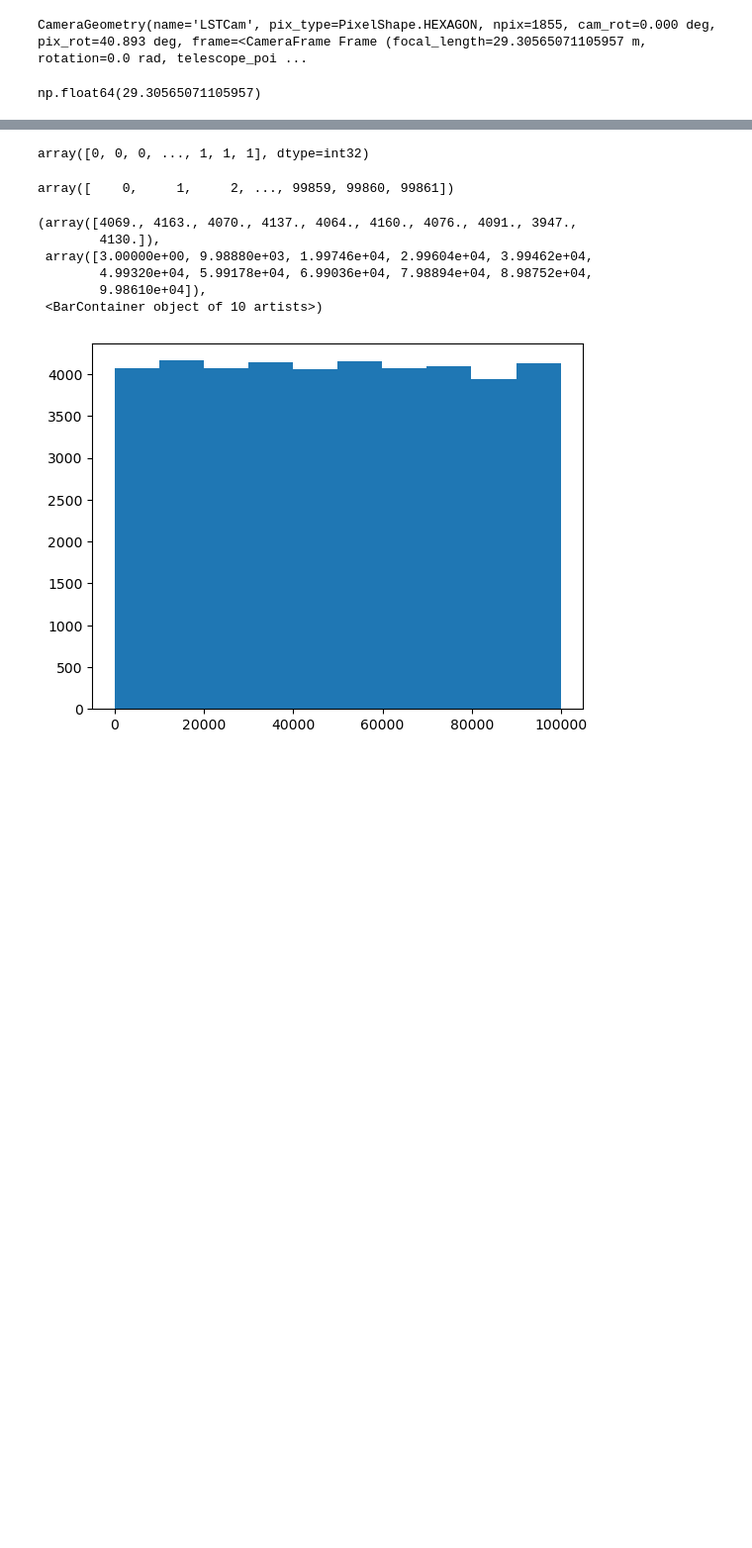
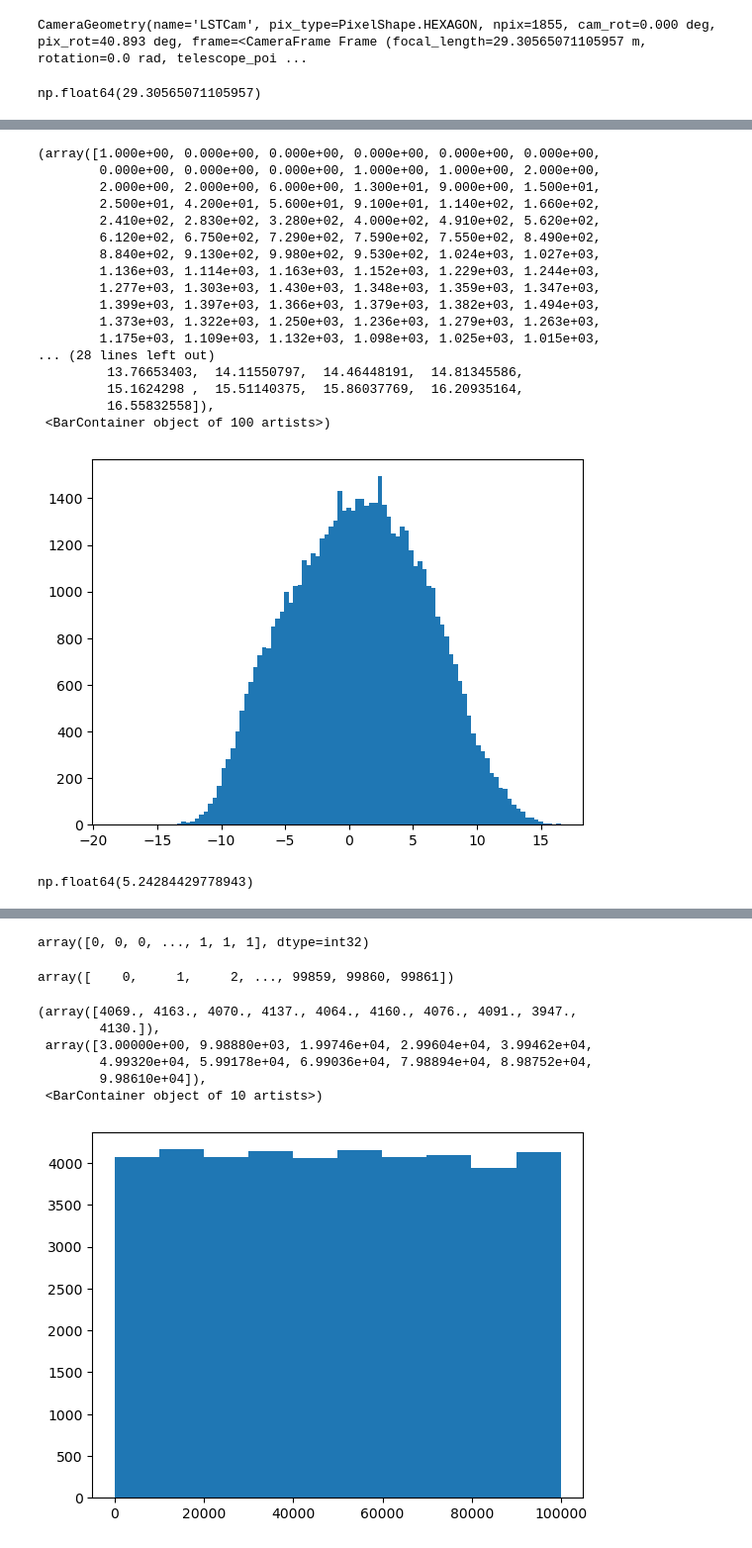
Before and after one commit to burmist-git/cta-lstchain_mu_images_ana, a Jupyter notebook: muons_ana_ctapipe.ipynb, the cells around one changed output, grey strips where cells are left out. Shown at 99% size. Drawn from its saved outputs; the diff is of its cells as text; code cells hidden in the pictures; blank space fills up the shorter version.

```diff
--- a/muons_ana_ctapipe.ipynb
+++ b/muons_ana_ctapipe.ipynb
@@ -204,0 +196,2 @@ keys_list=['obs_id',
+# %%
+ddff_y = ddff_y[~np.isnan(ddff_y)]
@@ -204,0 +224,25 @@ keys_list=['obs_id',
+# %%
+plt.hist(ddff_y,bins=100)
+# %% [output]
+(array([1.000e+00, 0.000e+00, 0.000e+00, 0.000e+00, 0.000e+00, 0.000e+00,
+        0.000e+00, 0.000e+00, 0.000e+00, 1.000e+00, 1.000e+00, 2.000e+00,
+        2.000e+00, 2.000e+00, 6.000e+00, 1.300e+01, 9.000e+00, 1.500e+01,
+        2.500e+01, 4.200e+01, 5.600e+01, 9.100e+01, 1.140e+02, 1.660e+02,
+        2.410e+02, 2.830e+02, 3.280e+02, 4.000e+02, 4.910e+02, 5.620e+02,
+        6.120e+02, 6.750e+02, 7.290e+02, 7.590e+02, 7.550e+02, 8.490e+02,
+        8.840e+02, 9.130e+02, 9.980e+02, 9.530e+02, 1.024e+03, 1.027e+03,
+        1.136e+03, 1.114e+03, 1.163e+03, 1.152e+03, 1.229e+03, 1.244e+03,
+        1.277e+03, 1.303e+03, 1.430e+03, 1.348e+03, 1.359e+03, 1.347e+03,
+        1.399e+03, 1.397e+03, 1.366e+03, 1.379e+03, 1.382e+03, 1.494e+03,
+        1.373e+03, 1.322e+03, 1.250e+03, 1.236e+03, 1.279e+03, 1.263e+03,
+        1.175e+03, 1.109e+03, 1.132e+03, 1.098e+03, 1.025e+03, 1.015e+03,
+... (28 lines left out)
+         13.76653403,  14.11550797,  14.46448191,  14.81345586,
+         15.1624298 ,  15.51140375,  15.86037769,  16.20935164,
+         16.55832558]),
+ <BarContainer object of 100 artists>)
+[figure, added]
+# %%
+np.std(ddff_y)
+# %% [output]
+np.float64(5.24284429778943)
```
Also changed, not shown: parts of 37 cells of this notebook, 9 other files.
